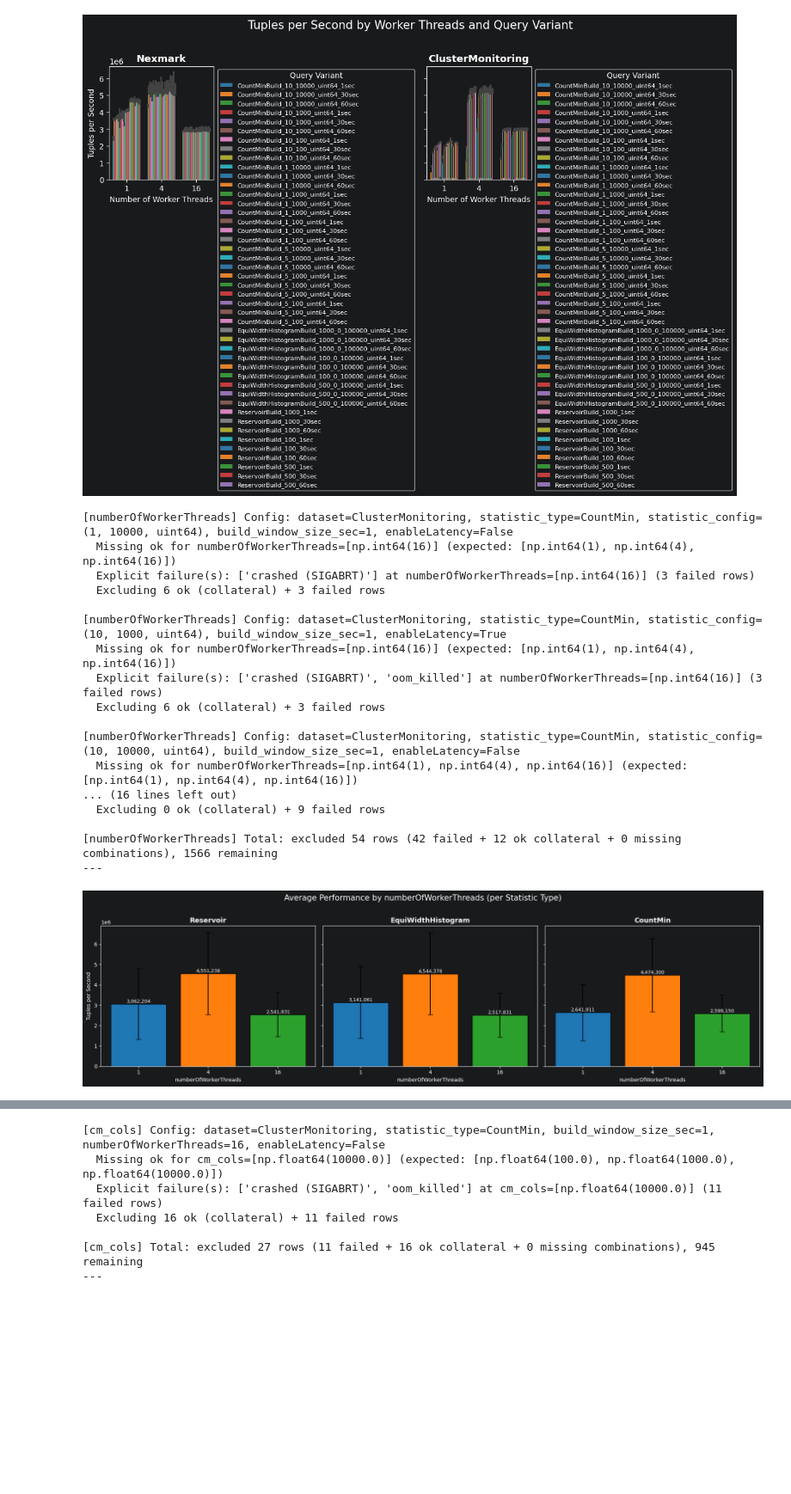
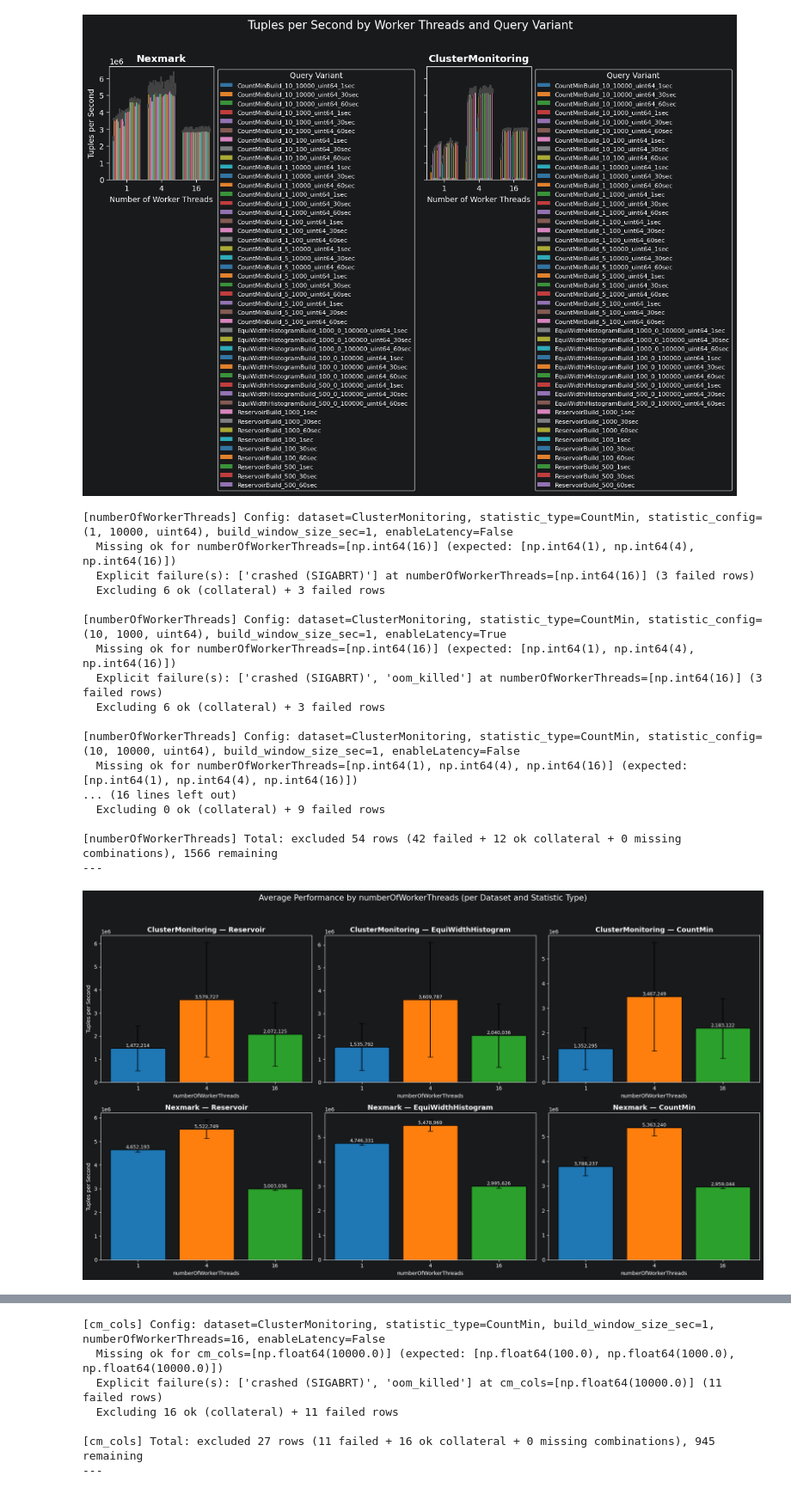
Before and after one commit to ESPAT-Orga/nebulastream-espat, a Jupyter notebook: scripts/benchmarking/e2e/plots/StatisticBuildProbe.ipynb, the cells around one changed output, grey strips where cells are left out. Shown at 86% size. Drawn from its saved outputs; the diff is of its cells as text; code cells hidden in the pictures; blank space fills up the shorter version.

Commit message:
split by dataset

```diff
--- a/scripts/benchmarking/e2e/plots/StatisticBuildProbe.ipynb
+++ b/scripts/benchmarking/e2e/plots/StatisticBuildProbe.ipynb
@@ -181,44 +181,57 @@ def filter_failed_configs(df, iterate_param):
     return clean
 
 def plot_avg_performance_by(df, param):
-    """Bar chart of avg tuples/sec per statistic type, grouped by `param`."""
+    """Bar chart of avg tuples/sec per (dataset, statistic type), grouped by `param`."""
     df_clean = filter_failed_configs(df, param)
 
     if df_clean.empty:
         print(f"[{param}] No data remaining after filtering, skipping plot.")
         return
 
+    datasets = sorted(df_clean["dataset"].unique())
     statistic_types = df_clean["statistic_type"].unique()
-    n = len(statistic_types)
+    n_datasets = len(datasets)
+    n_stats = len(statistic_types)
 
-    fig, axes = plt.subplots(1, n, figsize=(6 * n, 5), sharey=True)
-    if n == 1:
-        axes = [axes]
+    fig, axes = plt.subplots(
+        n_datasets, n_stats,
+        figsize=(6 * n_stats, 5 * n_datasets),
+        sharey=False,
+        squeeze=False,
+    )
 
-    for ax, stat_type in zip(axes, statistic_types):
-        subset = df_clean[df_clean["statistic_type"] == stat_type]
-        avg = subset.groupby(param)["tuplesPerSecond"].agg(["mean", "std"]).reset_index()
-        avg = avg.sort_values(param)
+    for row, dataset in enumerate(datasets):
+        df_ds = df_clean[df_clean["dataset"] == dataset]
+        for col, stat_type in enumerate(statistic_types):
+            ax = axes[row][col]
+            subset = df_ds[df_ds["statistic_type"] == stat_type]
 
-        bars = ax.bar(
-            avg[param].astype(str),
-            avg["mean"],
-            yerr=avg["std"],
-            capsize=5,
-            color=sns.color_palette("tab10", len(avg)),
-            edgecolor="black",
-        )
+            if subset.empty:
+                ax.set_visible(False)
+                continue
 
-        ax.set_xlabel(param)
-        ax.set_ylabel("Tuples per Second" if ax == axes[0] else "")
-        ax.set_title(f"{stat_type}", fontsize=13, fontweight="bold")
+            avg = subset.groupby(param)["tuplesPerSecond"].agg(["mean", "std"]).reset_index()
+            avg = avg.sort_values(param)
 
-        for bar in bars:
-            height = bar.get_height()
-            ax.text(bar.get_x() + bar.get_width() / 2, height, f"{height:,.0f}",
-                    ha="center", va="bottom", fontsize=9)
+            bars = ax.bar(
+                avg[param].astype(str),
+                avg["mean"],
+                yerr=avg["std"],
+                capsize=5,
+                color=sns.color_palette("tab10", len(avg)),
+                edgecolor="black",
+            )
 
-    fig.suptitle(f"Average Performance by {param} (per Statistic Type)", fontsize=15, y=1.02)
+            ax.set_xlabel(param)
+            ax.set_ylabel("Tuples per Second" if col == 0 else "")
+            ax.set_title(f"{dataset} — {stat_type}", fontsize=13, fontweight="bold")
+
+            for bar in bars:
+                height = bar.get_height()
+                ax.text(bar.get_x() + bar.get_width() / 2, height, f"{height:,.0f}",
+                        ha="center", va="bottom", fontsize=9)
+
+    fig.suptitle(f"Average Performance by {param} (per Dataset and Statistic Type)", fontsize=15, y=1.02)
     plt.tight_layout()
     plt.show()
 
@@ -240,34 +253,34 @@ cm_parts = df.loc[mask_cm, "statistic_config"].str.extract(r"\((\d+),\s*(\d+),")
 df.loc[mask_cm, "cm_rows"] = cm_parts[0].astype(int)
 df.loc[mask_cm, "cm_cols"] = cm_parts[1].astype(int)
 
 # Common plots for all statistic types
 plot_avg_performance_by(df, "numberOfWorkerThreads")
 plot_avg_performance_by(df, "build_window_size_sec")
 
 # Per-statistic-type config plots
 plot_avg_performance_by(df[mask_res], "reservoir_size")
 plot_avg_performance_by(df[mask_hist], "num_buckets")
 plot_avg_performance_by(df[mask_cm], "cm_rows")
 plot_avg_performance_by(df[mask_cm], "cm_cols")
 # %% [output]
 [numberOfWorkerThreads] Config: dataset=ClusterMonitoring, statistic_type=CountMin, statistic_config=(1, 10000, uint64), build_window_size_sec=1, enableLatency=False
   Missing ok for numberOfWorkerThreads=[np.int64(16)] (expected: [np.int64(1), np.int64(4), np.int64(16)])
   Explicit failure(s): ['crashed (SIGABRT)'] at numberOfWorkerThreads=[np.int64(16)] (3 failed rows)
   Excluding 6 ok (collateral) + 3 failed rows
 
 [numberOfWorkerThreads] Config: dataset=ClusterMonitoring, statistic_type=CountMin, statistic_config=(10, 1000, uint64), build_window_size_sec=1, enableLatency=True
   Missing ok for numberOfWorkerThreads=[np.int64(16)] (expected: [np.int64(1), np.int64(4), np.int64(16)])
   Explicit failure(s): ['crashed (SIGABRT)', 'oom_killed'] at numberOfWorkerThreads=[np.int64(16)] (3 failed rows)
   Excluding 6 ok (collateral) + 3 failed rows
 
 [numberOfWorkerThreads] Config: dataset=ClusterMonitoring, statistic_type=CountMin, statistic_config=(10, 10000, uint64), build_window_size_sec=1, enableLatency=False
   Missing ok for numberOfWorkerThreads=[np.int64(1), np.int64(4), np.int64(16)] (expected: [np.int64(1), np.int64(4), np.int64(16)])
 ... (16 lines left out)
   Excluding 0 ok (collateral) + 9 failed rows
 
 [numberOfWorkerThreads] Total: excluded 54 rows (42 failed + 12 ok collateral + 0 missing combinations), 1566 remaining
 ---
-[figure, old version]
+[figure, new version]
 [build_window_size_sec] Config: dataset=ClusterMonitoring, statistic_type=CountMin, statistic_config=(1, 10000, uint64), numberOfWorkerThreads=16, enableLatency=False
   Missing ok for build_window_size_sec=[np.int64(1)] (expected: [np.int64(1), np.int64(30), np.int64(60)])
   Explicit failure(s): ['crashed (SIGABRT)'] at build_window_size_sec=[np.int64(1)] (3 failed rows)
```
Also changed, not shown: parts of 1 cell of this notebook.
